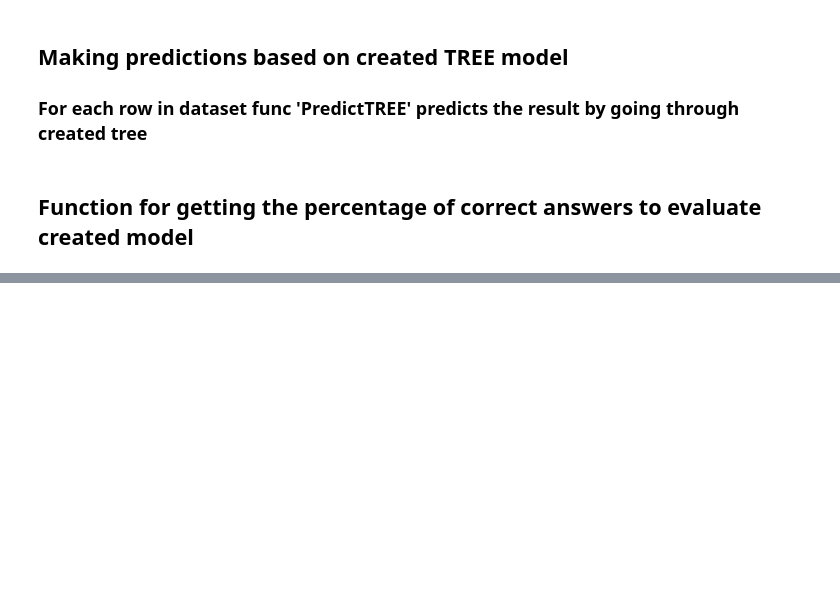
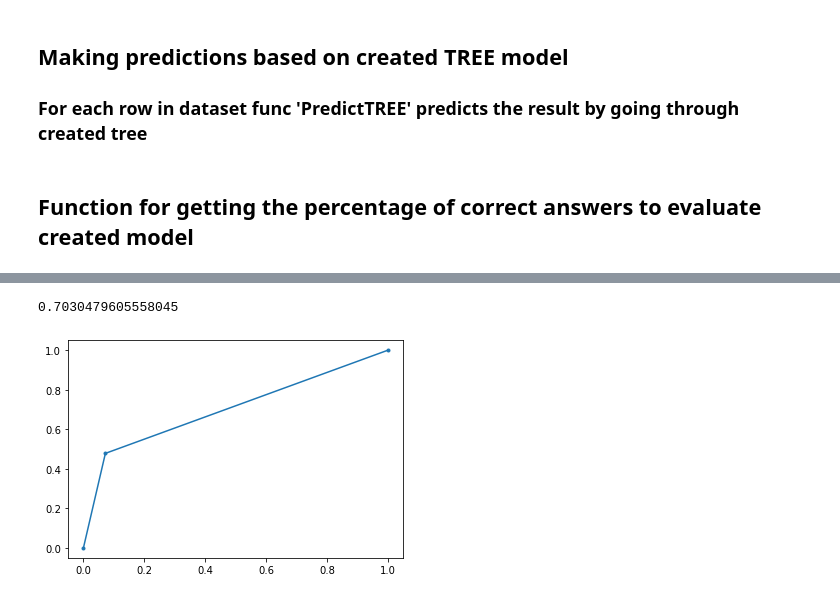
Before and after one commit to SuvorovNM/IntroML_Lab2, a Jupyter notebook: Lab2.ipynb, the cells around one changed output, grey strips where cells are left out. Cells and saved outputs as stored; diff of their text form; code cells hidden in the pictures; blank space fills up the shorter version.

```diff
--- a/Lab2.ipynb
+++ b/Lab2.ipynb
@@ -218,0 +216,2 @@ len(df_test)
+# %%
+df_test_Y = df_test['Income-per-year']
@@ -463,0 +485,10 @@ plt.show()
+# %%
+print(auc)
+# %% [output]
+0.7030479605558045
+# %%
+fpr, tpr, thresholds = roc_curve(list(df_test_Y), results)
+plt.plot(fpr, tpr, marker='.')
+plt.show()
+# %% [output]
+[figure, added]
```
Also changed, not shown: parts of 33 cells of this notebook.
